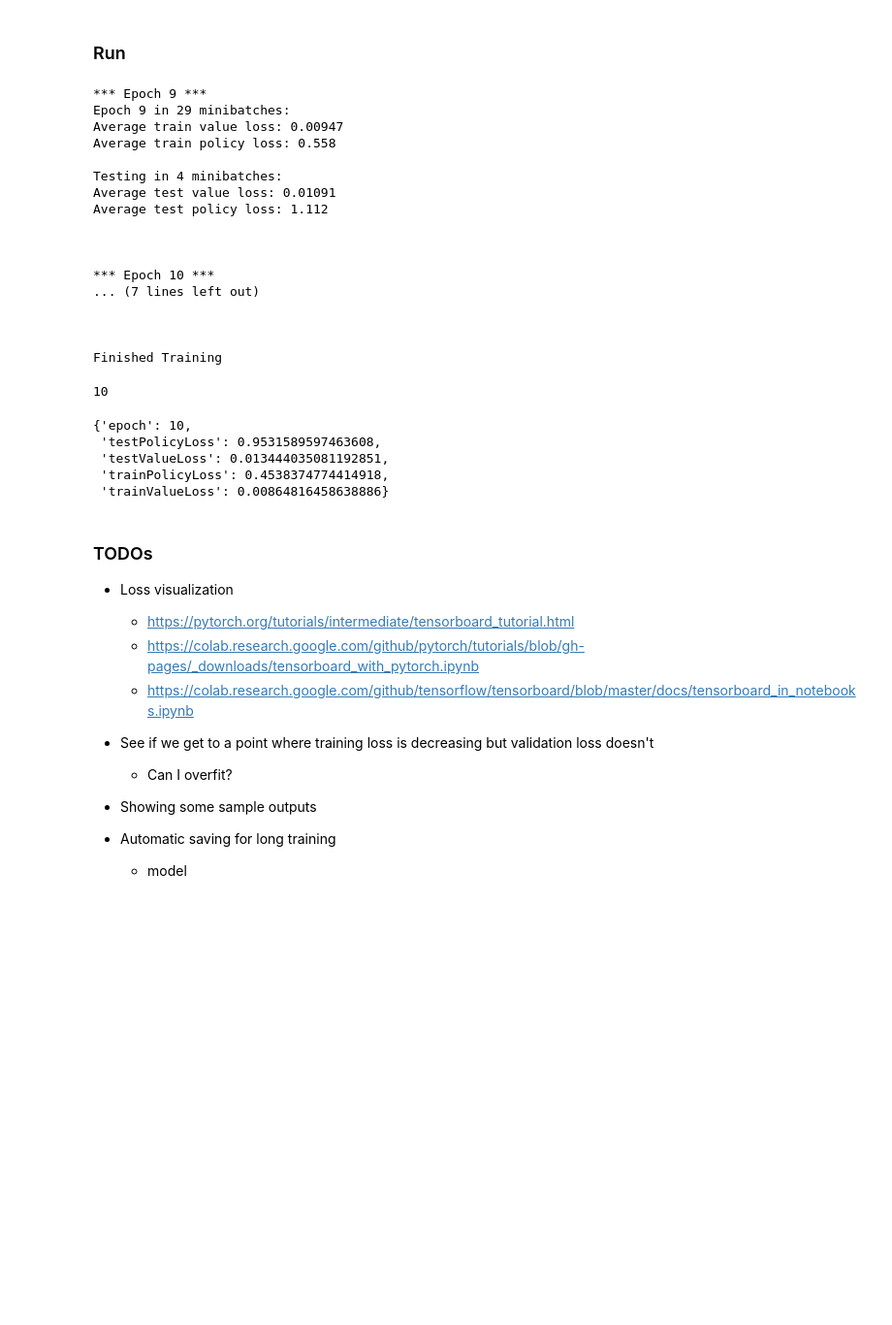
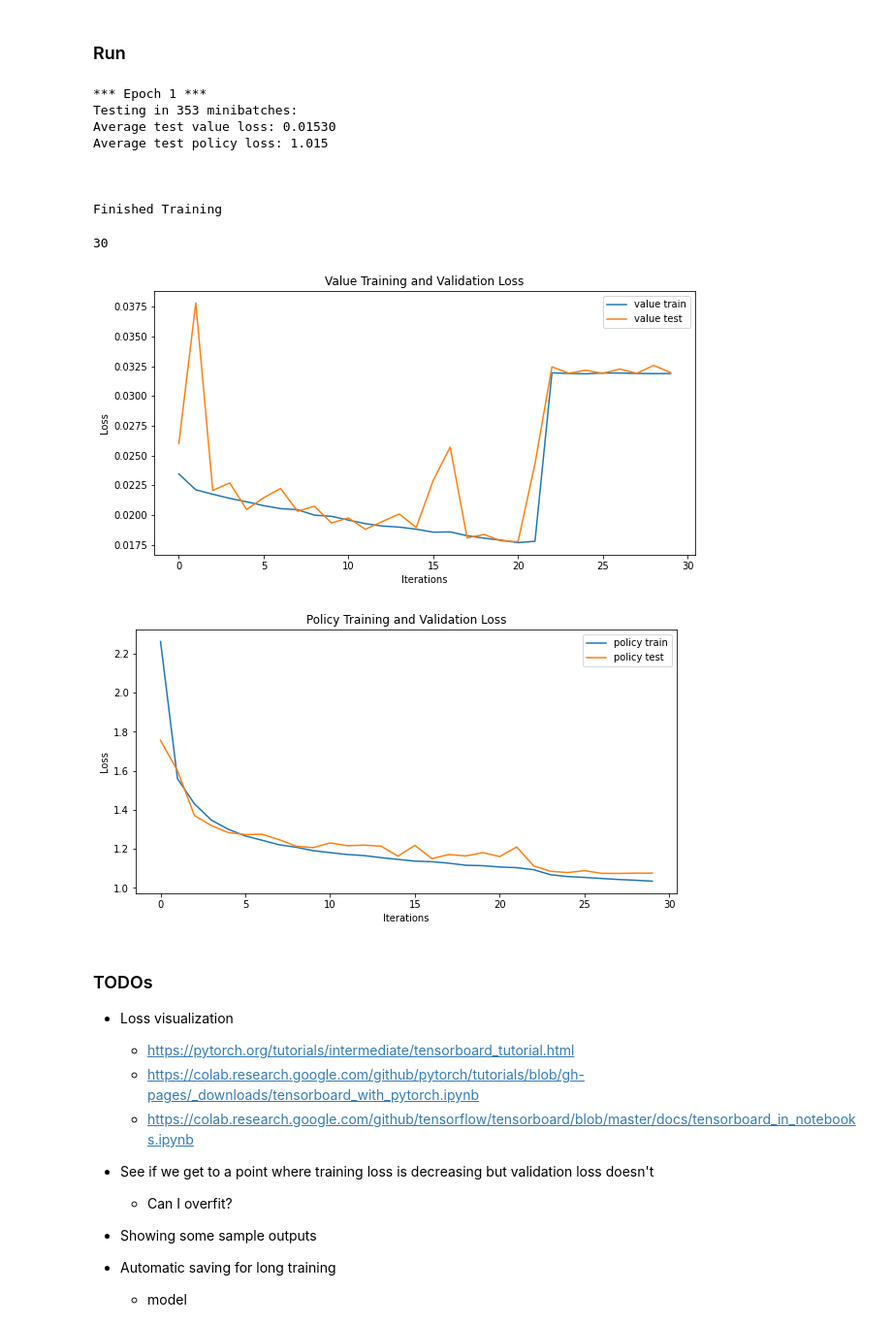
Before and after one commit to es2mac/DrillTraining, a Jupyter notebook: DrillAI_Training.ipynb, the cells around one changed output. Shown at 97% size. Saved outputs shown, nothing was run; the diff lists cells and outputs as text; code cells hidden in the pictures; blank space fills up the shorter version.

```diff
--- a/DrillAI_Training.ipynb
+++ b/DrillAI_Training.ipynb
@@ -485,18 +502,18 @@ def performTesting() -> (float, float):
 # %% [markdown]
 ### Run
 # %%
-iterations = 2
+iterations = 1
 lastEpoch = summaries[-1]["epoch"] if summaries else 0
 for epoch in range(lastEpoch + 1, lastEpoch + 1 + iterations):
 
     print(f"*** Epoch {epoch} ***")
 
-    trainValueLoss, trainPolicyLoss = performTraining(printStats=False)
+    # trainValueLoss, trainPolicyLoss = performTraining(printStats=True)
 
-    print(f"Epoch {epoch} in {len(trainDataLoader)} minibatches:")
-    print(f"Average train value loss: {trainValueLoss:.5f}")
-    print(f"Average train policy loss: {trainPolicyLoss:.3f}")
-    print()
+    # print(f"Epoch {epoch} in {len(trainDataLoader)} minibatches:")
+    # print(f"Average train value loss: {trainValueLoss:.5f}")
+    # print(f"Average train policy loss: {trainPolicyLoss:.3f}")
+    # print()
 
     testValueLoss, testPolicyLoss = performTesting()
 
@@ -505,41 +522,56 @@ for epoch in range(lastEpoch + 1, lastEpoch + 1 + iterations):
     print(f"Average test policy loss: {testPolicyLoss:.3f}")
     print("\n\n")
 
-    summaries.append(makeSummary(epoch=epoch,
-                                 trainValueLoss=trainValueLoss,
-                                 trainPolicyLoss=trainPolicyLoss,
-                                 testValueLoss=testValueLoss,
-                                 testPolicyLoss=testPolicyLoss))
+    # summaries.append(makeSummary(epoch=epoch,
+    #                              trainValueLoss=trainValueLoss,
+    #                              trainPolicyLoss=trainPolicyLoss,
+    #                              testValueLoss=testValueLoss,
+    #                              testPolicyLoss=testPolicyLoss))
+
+    # saveSummaries(summaries)
+    # saveTorchModel()
 
 print('Finished Training')
 # %% [output]
-*** Epoch 9 ***
-Epoch 9 in 29 minibatches:
-Average train value loss: 0.00947
-Average train policy loss: 0.558
-
-Testing in 4 minibatches:
-Average test value loss: 0.01091
-Average test policy loss: 1.112
-
-
-
-*** Epoch 10 ***
-... (7 lines left out)
+*** Epoch 1 ***
+Testing in 353 minibatches:
+Average test value loss: 0.01530
+Average test policy loss: 1.015
 
 
 
 Finished Training
 # %%
 print(len(summaries))
-summaries[-1]
+# summaries #[-1]
 # %% [output]
-10
+30
-{'epoch': 10,
- 'testPolicyLoss': 0.9531589597463608,
- 'testValueLoss': 0.013444035081192851,
- 'trainPolicyLoss': 0.4538374774414918,
- 'trainValueLoss': 0.00864816458638886}
+# %%
+trainValueLosses = [item["trainValueLoss"] for item in summaries]
+trainPolicyLosses = [item["trainPolicyLoss"] for item in summaries]
+testValueLosses = [item["testValueLoss"] for item in summaries]
+testPolicyLosses = [item["testPolicyLoss"] for item in summaries]
+
+plt.figure(figsize=(10,5))
+plt.title("Value Training and Validation Loss")
+plt.plot(trainValueLosses,label="value train")
+plt.plot(testValueLosses,label="value test")
+plt.xlabel("Iterations")
+plt.ylabel("Loss")
+plt.legend()
+plt.show()
+
+plt.figure(figsize=(10,5))
+plt.title("Policy Training and Validation Loss")
+plt.plot(trainPolicyLosses,label="policy train")
+plt.plot(testPolicyLosses,label="policy test")
+plt.xlabel("Iterations")
+plt.ylabel("Loss")
+plt.legend()
+plt.show()
+# %% [output]
+[figure, added]
+[figure, added]
 # %% [markdown]
 ### TODOs
 
```
Also changed, not shown: parts of 23 cells of this notebook.
